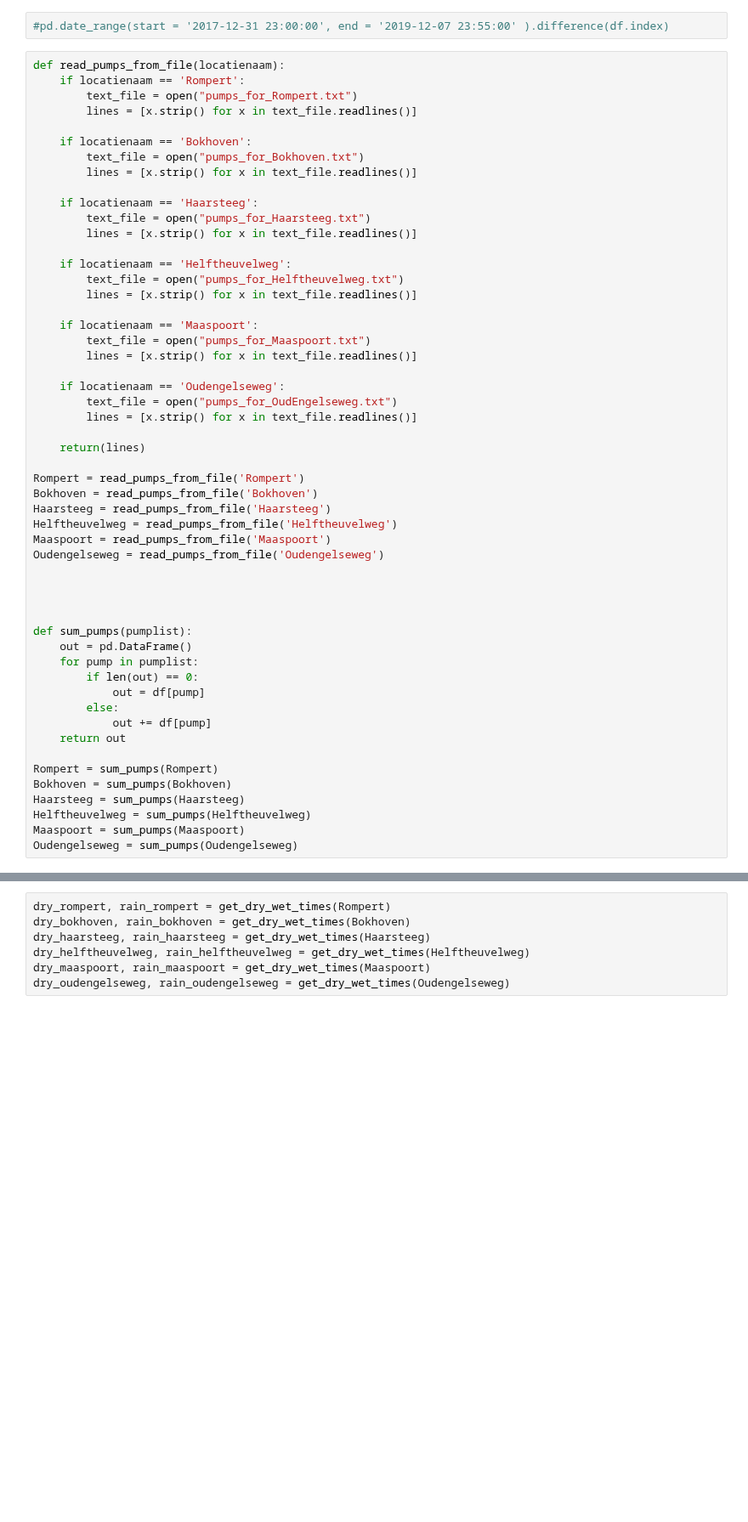
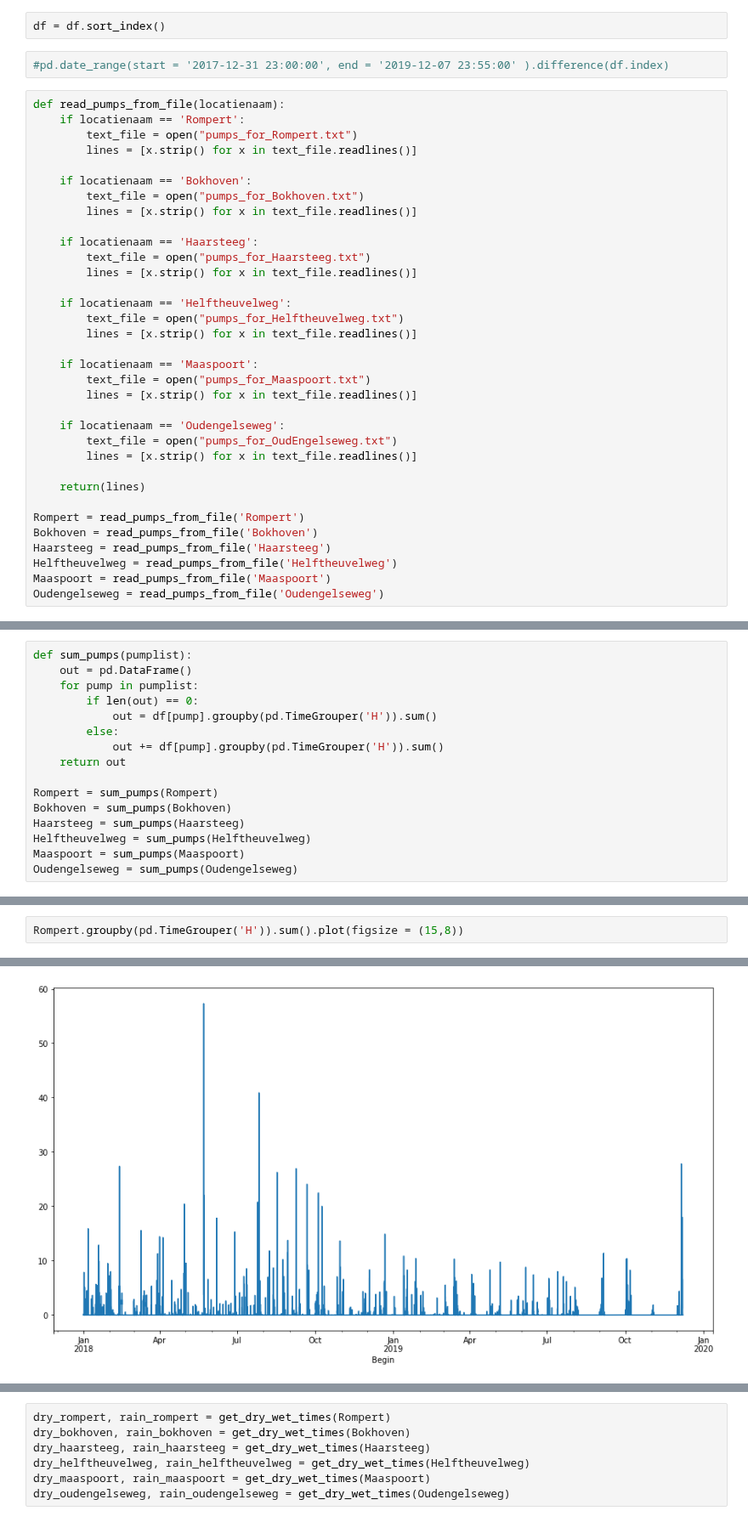
Before and after one commit to Trezorro/waterschap-datachallenge, a Jupyter notebook: Summing_rain_pumps.ipynb, the cells around one changed output, grey strips where cells are left out. Shown at 85% size. Drawn from its saved outputs; the diff is of its cells as text; blank space fills up the shorter version.

Commit message:
Updated flow analysis and summary pumps

```diff
--- a/Summing_rain_pumps.ipynb
+++ b/Summing_rain_pumps.ipynb
@@ -68,6 +68,8 @@ df.head()
 | 2018-05-31 22:15:00 | 2018-05-31 22:20:00 | HydroNET D2 | 0.0 | 0.0 | 0.0 | 0.0 | 0.0 | 0.0 | ... |
 | 2018-05-31 22:20:00 | 2018-05-31 22:25:00 | HydroNET D2 | 0.0 | 0.0 | 0.0 | 0.0 | 0.0 | 0.0 | ... |
 5 rows × 435 columns
+# %%
+df = df.sort_index()
 # %%
 #pd.date_range(start = '2017-12-31 23:00:00', end = '2019-12-07 23:55:00' ).difference(df.index)
 # %%
@@ -104,22 +106,3 @@ Haarsteeg = read_pumps_from_file('Haarsteeg')
 Helftheuvelweg = read_pumps_from_file('Helftheuvelweg')
 Maaspoort = read_pumps_from_file('Maaspoort')
 Oudengelseweg = read_pumps_from_file('Oudengelseweg')
-
-
-
-
-def sum_pumps(pumplist):
-    out = pd.DataFrame()
-    for pump in pumplist:
-        if len(out) == 0:
-            out = df[pump]
-        else:
-            out += df[pump]
-    return out
-
-Rompert = sum_pumps(Rompert)
-Bokhoven = sum_pumps(Bokhoven)
-Haarsteeg = sum_pumps(Haarsteeg)
-Helftheuvelweg = sum_pumps(Helftheuvelweg)
-Maaspoort = sum_pumps(Maaspoort)
-Oudengelseweg = sum_pumps(Oudengelseweg)
@@ -125,0 +113,16 @@ Oudengelseweg = sum_pumps(Oudengelseweg)
+# %%
+def sum_pumps(pumplist):
+    out = pd.DataFrame()
+    for pump in pumplist:
+        if len(out) == 0:
+            out = df[pump].groupby(pd.TimeGrouper('H')).sum()
+        else:
+            out += df[pump].groupby(pd.TimeGrouper('H')).sum()
+    return out
+
+Rompert = sum_pumps(Rompert)
+Bokhoven = sum_pumps(Bokhoven)
+Haarsteeg = sum_pumps(Haarsteeg)
+Helftheuvelweg = sum_pumps(Helftheuvelweg)
+Maaspoort = sum_pumps(Maaspoort)
+Oudengelseweg = sum_pumps(Oudengelseweg)
@@ -125,0 +133,3 @@ Oudengelseweg = sum_pumps(Oudengelseweg)
+# %%
+Rompert.groupby(pd.TimeGrouper('H')).sum().plot(figsize = (15,8))
+# %% [output]
@@ -125,0 +137 @@ Oudengelseweg = sum_pumps(Oudengelseweg)
+[figure, added]
```
Also changed, not shown: parts of 7 cells of this notebook, 1 other file.
